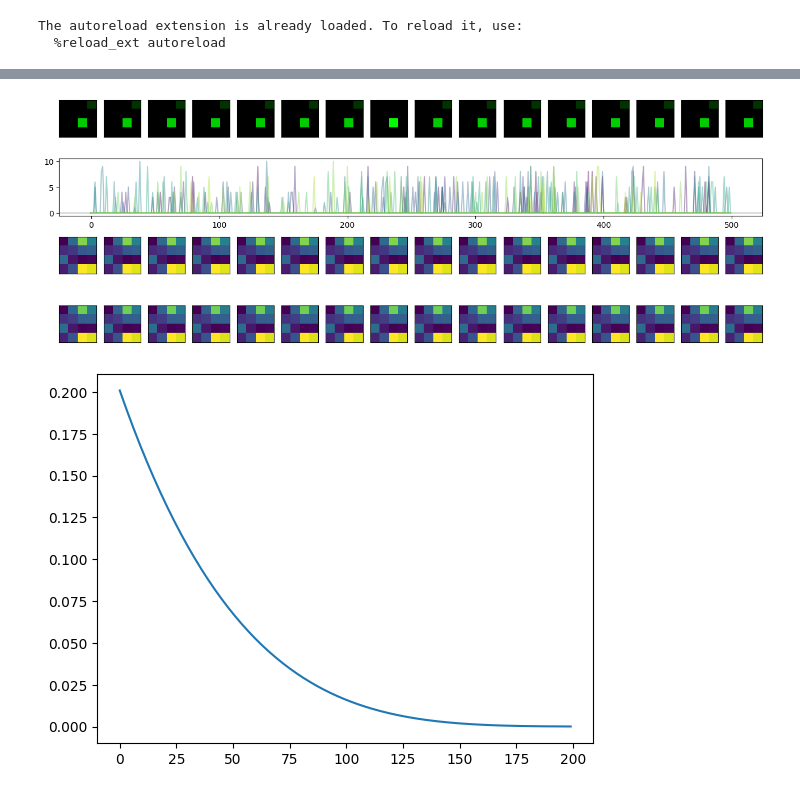
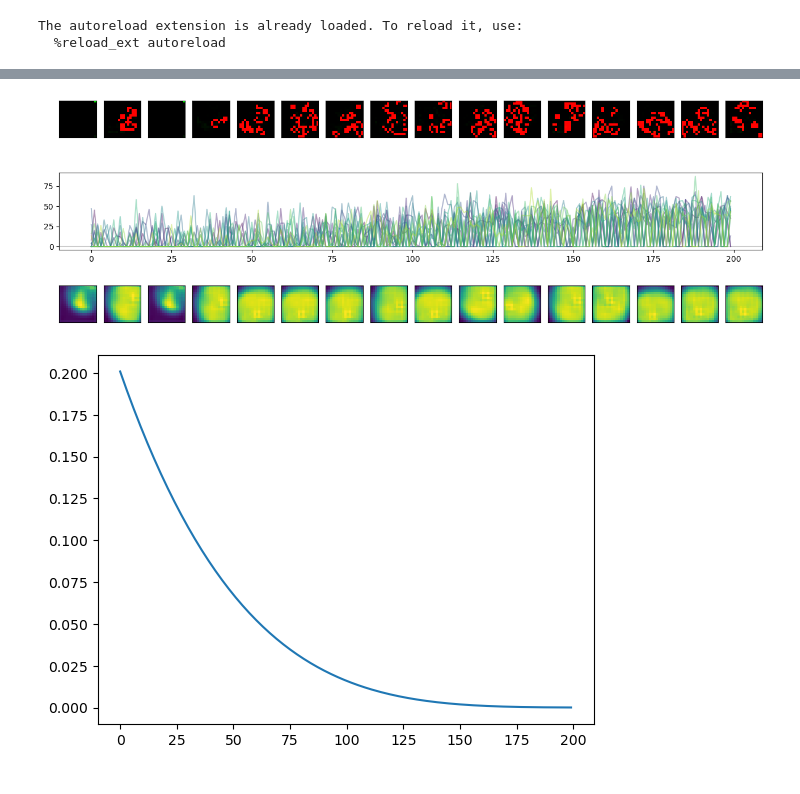
Before and after one commit to LanVukusic/convLife, a Jupyter notebook: reienforcement.ipynb, the cells around one changed output, grey strips where cells are left out. Cells and saved outputs as stored; diff of their text form; code cells hidden in the pictures.

```diff
--- a/reienforcement.ipynb
+++ b/reienforcement.ipynb
@@ -15,7 +15,7 @@ import torch.optim as optim
 
 device = "cuda" if torch.cuda.is_available() else "cpu"
 
-SIZE=4
+SIZE=16
 # %% [output]
 The autoreload extension is already loaded. To reload it, use:
   %reload_ext autoreload
@@ -97,13 +101,13 @@ from tqdm import tqdm
 
 BATCH_SIZE = 16
 TRAIN_BATCH_SIZE = 100
-GAMMA = 0.9
-TAU = 0.1
-LR = 5e-4
-num_episodes = 500
+GAMMA = 0.92
+TAU = 0.15
+LR = 4e-4
+num_episodes = 200
 EPS = generate_eps(num_episodes)
 NUM_MOVES = 1
-STEPS = 5
+STEPS = 100
 
 policy_net = KaoResnet(SIZE).to(device)
 target_net = KaoResnet(SIZE).to(device)
@@ -137,40 +141,40 @@ for i_episode in tqdm(range(num_episodes)):
             memory.push(state, action, next_state, reward)
             # Move to the next state
             state = next_state
-            if i_episode % 10 == 0:
+            if i_episode % 5 == 0:
                 validation_rewards[-1].append(reward.cpu().numpy())
 
         # Perform one step of the optimization (on the policy network)
         optimize_model(
             policy_net=policy_net,
             target_net=target_net,
             memory=memory,
             optimizer=optimizer,
             BATCH_SIZE=TRAIN_BATCH_SIZE,
             GAMMA=GAMMA,
             mask=mask
         )
 
         # Soft update of the target network's weights
         # θ′ ← τ θ + (1 −τ )θ′
         target_net_state_dict = target_net.state_dict()
         policy_net_state_dict = policy_net.state_dict()
         for key in policy_net_state_dict:
             target_net_state_dict[key] = policy_net_state_dict[key]*TAU + target_net_state_dict[key]*(1-TAU)
         target_net.load_state_dict(target_net_state_dict)
 
     with torch.no_grad():
         target_model_preds = target_net.place(action, mask).cpu().numpy()
         policy_model_preds = policy_net.place(action, mask).cpu().numpy()
         # print(target_model_preds[0])
 
     env.reset()
     rw = reward.sum(dim=(1)).cpu().numpy()
     rewards.append(reward.sum(dim=(1)).cpu().numpy())
     # print(i_episode, eps, rw)
-    plot_state(state, actions, rewards, None, target_model_preds, policy_model_preds)
+    plot_state(state, actions, rewards, None, policy_model_preds)
 # %% [output]
-[figure, old version]
+[figure, new version]
 # %%
 torch.save(policy_net.state_dict(), f"./checkpoints/policy-{NUM_MOVES}mov-{SIZE}x{SIZE}-{num_episodes}epi.pth")
 # %%
```
Also changed, not shown: parts of 10 cells of this notebook, 2 other files.
